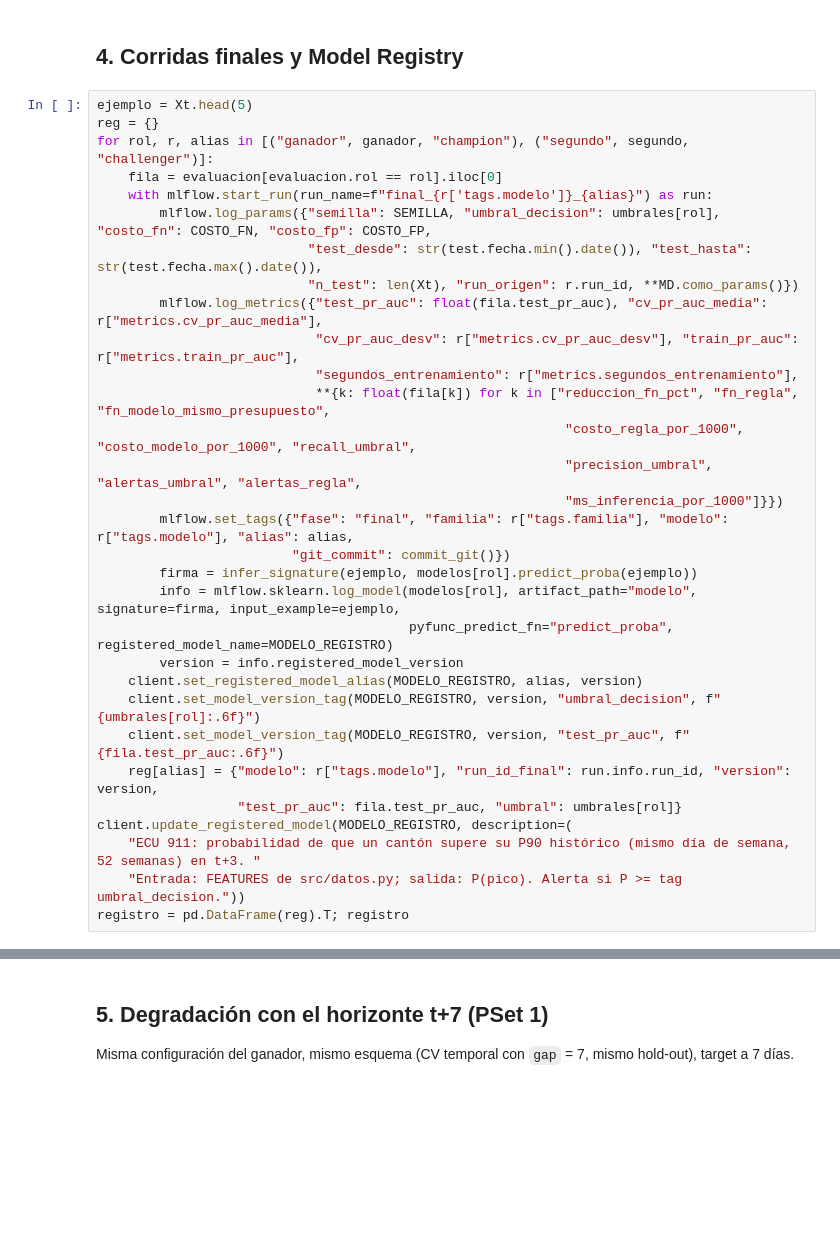
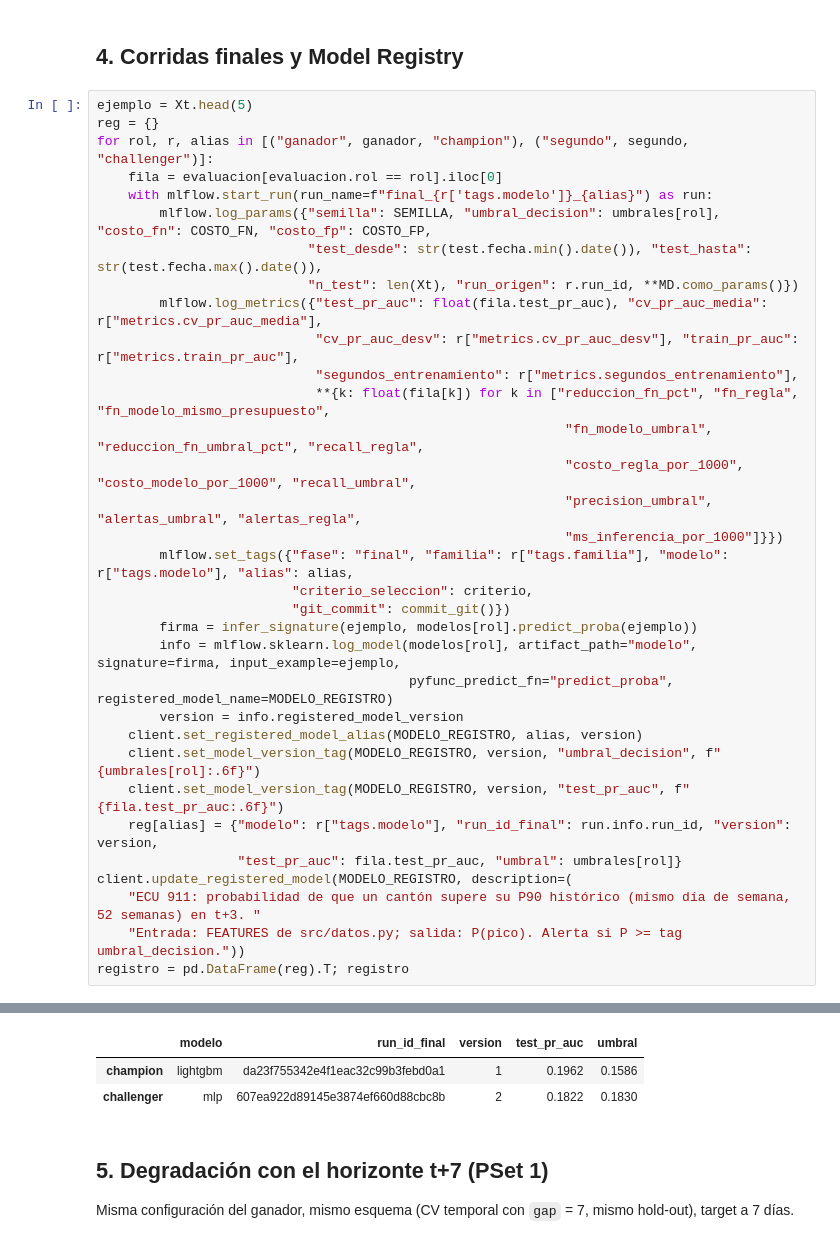
Before and after one commit to FelipeRodriguez04/pset_3, a Jupyter notebook: notebooks/05_seleccion.ipynb, the cells around one changed output, grey strips where cells are left out. Cells and saved outputs as stored; diff of their text form; blank space fills up the shorter version.

```diff
--- a/notebooks/05_seleccion.ipynb
+++ b/notebooks/05_seleccion.ipynb
@@ -186,10 +291,12 @@ for rol, r, alias in [("ganador", ganador, "champion"), ("segundo", segundo, "ch
                             "cv_pr_auc_desv": r["metrics.cv_pr_auc_desv"], "train_pr_auc": r["metrics.train_pr_auc"],
                             "segundos_entrenamiento": r["metrics.segundos_entrenamiento"],
                             **{k: float(fila[k]) for k in ["reduccion_fn_pct", "fn_regla", "fn_modelo_mismo_presupuesto",
+                                                            "fn_modelo_umbral", "reduccion_fn_umbral_pct", "recall_regla",
                                                             "costo_regla_por_1000", "costo_modelo_por_1000", "recall_umbral",
                                                             "precision_umbral", "alertas_umbral", "alertas_regla",
                                                             "ms_inferencia_por_1000"]}})
         mlflow.set_tags({"fase": "final", "familia": r["tags.familia"], "modelo": r["tags.modelo"], "alias": alias,
+                         "criterio_seleccion": criterio,
                          "git_commit": commit_git()})
         firma = infer_signature(ejemplo, modelos[rol].predict_proba(ejemplo))
         info = mlflow.sklearn.log_model(modelos[rol], artifact_path="modelo", signature=firma, input_example=ejemplo,
@@ -204,3 +311,4 @@ client.update_registered_model(MODELO_REGISTRO, description=(
     "ECU 911: probabilidad de que un cantón supere su P90 histórico (mismo día de semana, 52 semanas) en t+3. "
     "Entrada: FEATURES de src/datos.py; salida: P(pico). Alerta si P >= tag umbral_decision."))
 registro = pd.DataFrame(reg).T; registro
+# %% [output]
@@ -207,3 +325,6 @@ registro = pd.DataFrame(reg).T; registro
+|  | modelo | run_id_final | version | test_pr_auc | umbral |
+| champion | lightgbm | da23f755342e4f1eac32c99b3febd0a1 | 1 | 0.1962 | 0.1586 |
+| challenger | mlp | 607ea922d89145e3874ef660d88cbc8b | 2 | 0.1822 | 0.1830 |
 # %% [markdown]
 ## 5. Degradación con el horizonte t+7 (PSet 1)
 
```
Also changed, not shown: parts of 14 cells of this notebook, 16 other files.
